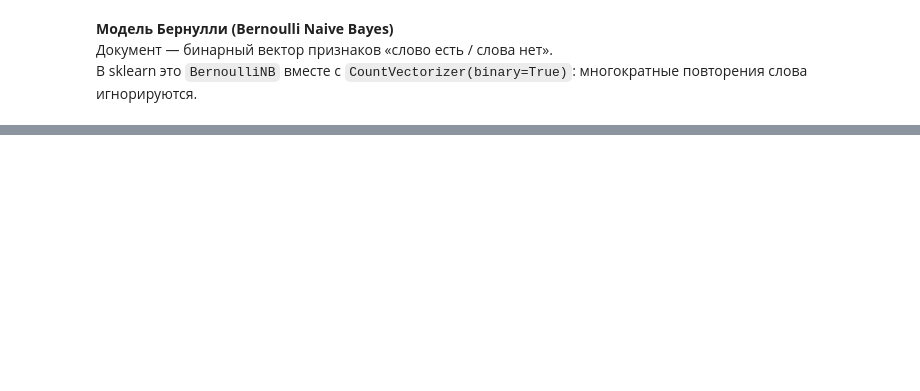
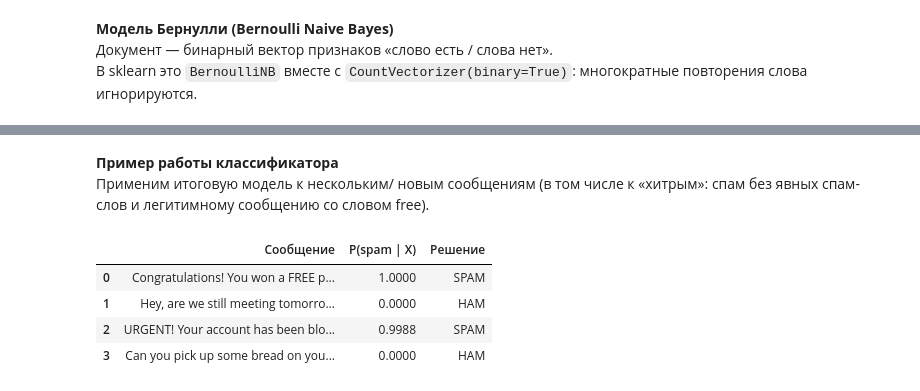
Before and after one commit to ra8fu/Naive-Bayes-Spam-Filter, a Jupyter notebook: Naive Bayes.ipynb, the cells around one changed output, grey strips where cells are left out. Cells and saved outputs as stored; diff of their text form; code cells hidden in the pictures; blank space fills up the shorter version.

```diff
--- a/Naive Bayes.ipynb
+++ b/Naive Bayes.ipynb
@@ -279,0 +442,22 @@ weighted avg     0.9821    0.9821    0.9816      1115
+# %% [markdown]
+**Пример работы классификатора**
+Применим итоговую модель к нескольким/ новым сообщениям (в том числе к «хитрым»: спам без явных спам-слов и легитимному сообщению со словом free).
+# %%
+examples = [
+    "Congratulations! You won a FREE prize. Call now to claim £1000!",
+    "Hey, are we still meeting tomorrow to discuss the project?",
+    "URGENT! Your account has been blocked. Verify now at http://secure-bank-login.com",
+    "Can you pick up some bread on your way home? It's free parking after 6pm.",
+]
+
+proba = pipe_bern_best.predict_proba(examples)[:, 1]
+out = pd.DataFrame({"Сообщение": examples,
+                    "P(spam | X)": np.round(proba, 4),
+                    "Решение": np.where(proba >= 0.5, "SPAM", "HAM")})
+out
+# %% [output]
+|  | Сообщение | P(spam | X) | Решение |
+| 0 | Congratulations! You won a FREE p... | 1.0000 | SPAM |
+| 1 | Hey, are we still meeting tomorro... | 0.0000 | HAM |
+| 2 | URGENT! Your account has been blo... | 0.9988 | SPAM |
+| 3 | Can you pick up some bread on you... | 0.0000 | HAM |
```
Also changed, not shown: parts of 12 cells of this notebook.
